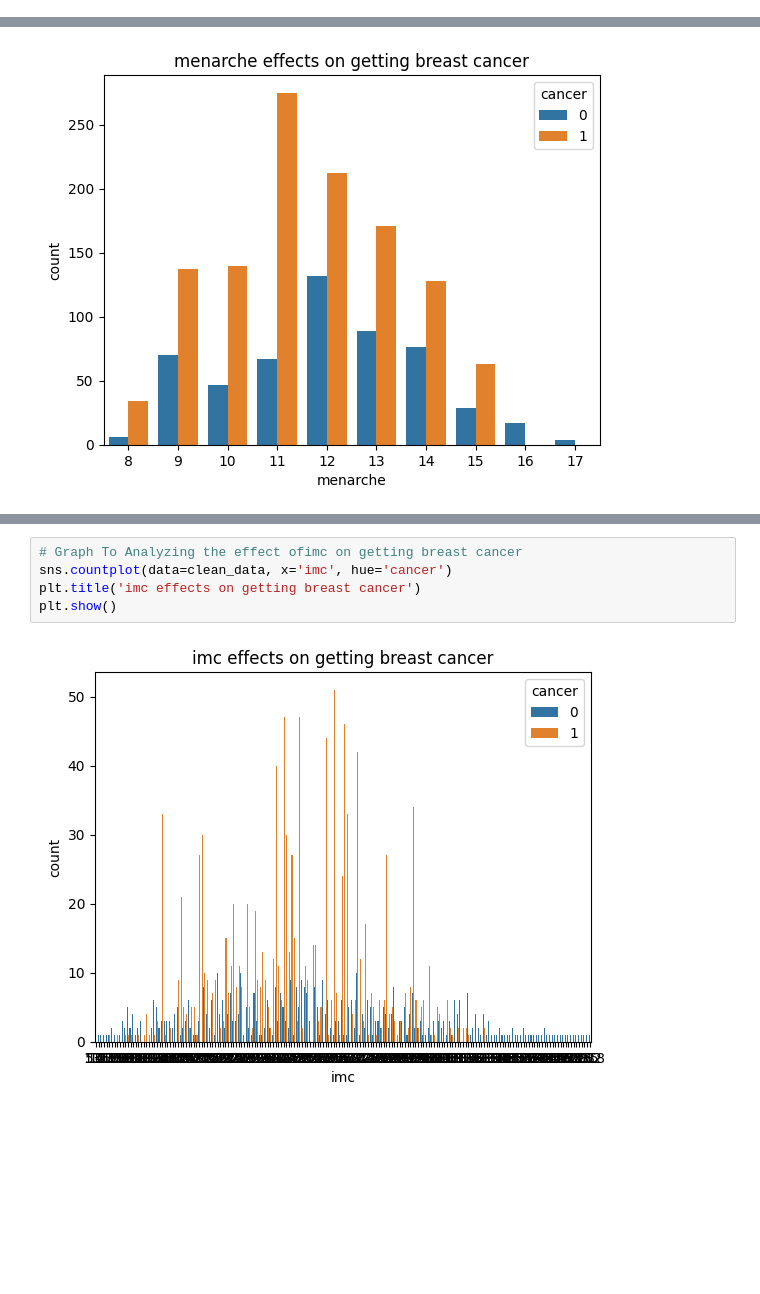
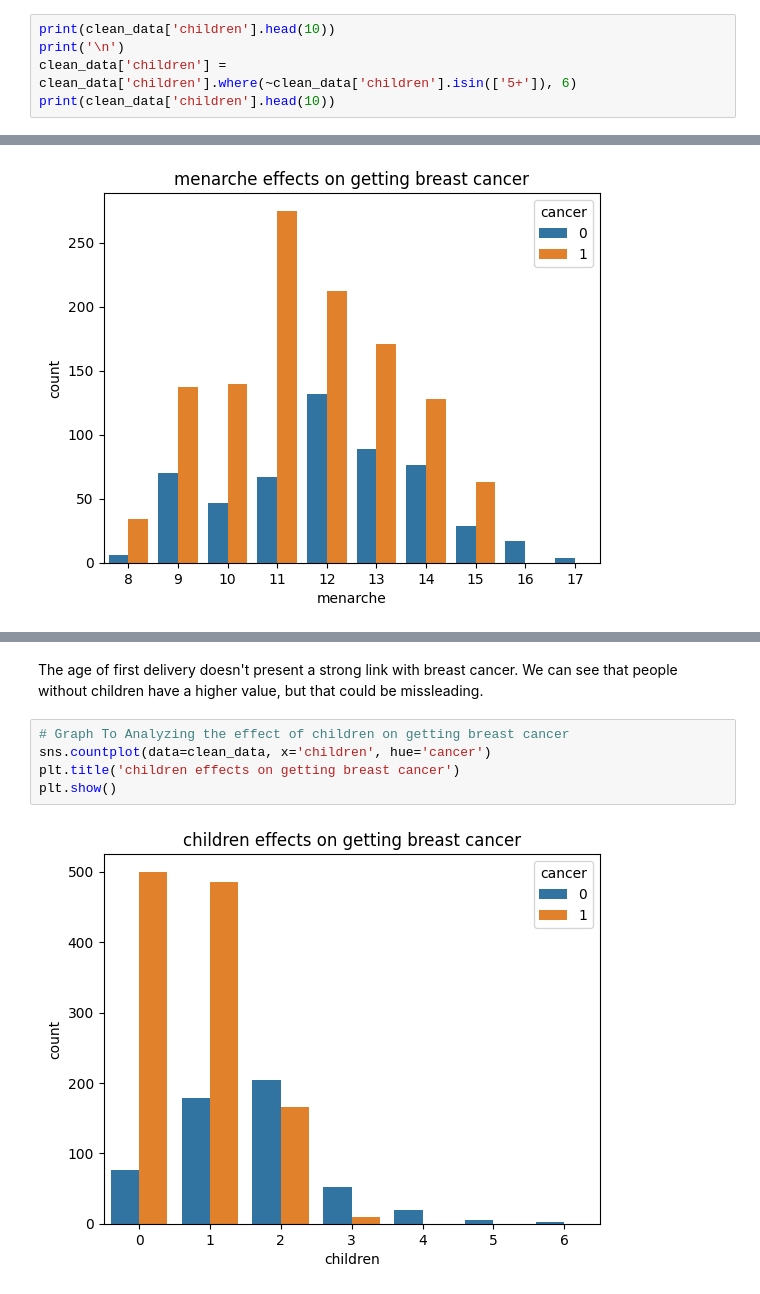
Before and after one commit to uginm102/MCSC-MUK, a Jupyter notebook: MCS7103-MachineLearning/Assignment1.ipynb, the cells around one changed output, grey strips where cells are left out. Saved outputs shown, nothing was run; the diff lists cells and outputs as text; blank space fills up the shorter version.

```diff
--- a/MCS7103-MachineLearning/Assignment1.ipynb
+++ b/MCS7103-MachineLearning/Assignment1.ipynb
@@ -371,0 +369,5 @@ Name: exercise, dtype: object
+# %%
+print(clean_data['children'].head(10))
+print('\n')
+clean_data['children'] = clean_data['children'].where(~clean_data['children'].isin(['5+']), 6)
+print(clean_data['children'].head(10))
@@ -688,7 +791,9 @@ plt.show()
+# %% [markdown]
+The age of first delivery doesn't present a strong link with breast cancer. We can see that people without children have a higher value, but that could be missleading.
 # %%
-# Graph To Analyzing the effect ofimc on getting breast cancer
-sns.countplot(data=clean_data, x='imc', hue='cancer')
-plt.title('imc effects on getting breast cancer')
+# Graph To Analyzing the effect of children on getting breast cancer
+sns.countplot(data=clean_data, x='children', hue='cancer')
+plt.title('children effects on getting breast cancer')
 plt.show()
 # %% [output]
-[figure, old version]
+[figure, new version]
```
Also changed, not shown: parts of 29 cells of this notebook, 1 other file.
